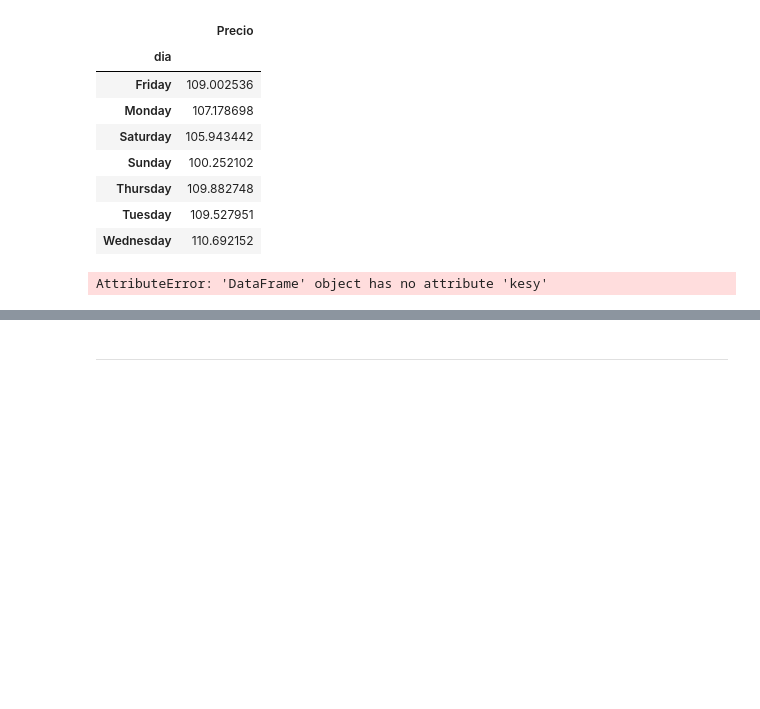
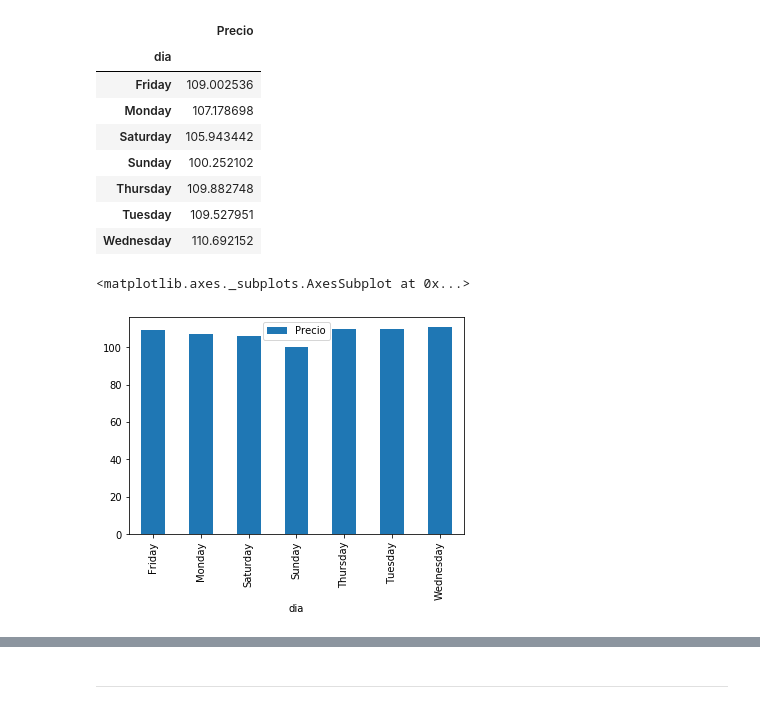
Before and after one commit to cda-2019-01/lab-analisis-exploratorio-de-datos-jgarciade, a Jupyter notebook: LAB-precios-electricidad.ipynb, the cells around one changed output, grey strips where cells are left out. Drawn from its saved outputs; the diff is of its cells as text; code cells hidden in the pictures; blank space fills up the shorter version.

```diff
--- a/LAB-precios-electricidad.ipynb
+++ b/LAB-precios-electricidad.ipynb
@@ -162,9 +162,9 @@ df_day
 | Thursday | 109.882748 |
 | Tuesday | 109.527951 |
 | Wednesday | 110.692152 |
-# %%
-# Draws
-df_day.ke()
-#df_day.plot(x='dia', y='precio', title='Precio promedio/dia')
-# %% [output]
-AttributeError: 'DataFrame' object has no attribute 'kesy'
+# %%
+# Draws
+df_day.plot(kind="bar")
+# %% [output]
+<matplotlib.axes._subplots.AxesSubplot at 0x...>
+[figure, added]
```
Also changed, not shown: parts of 3 cells of this notebook.
